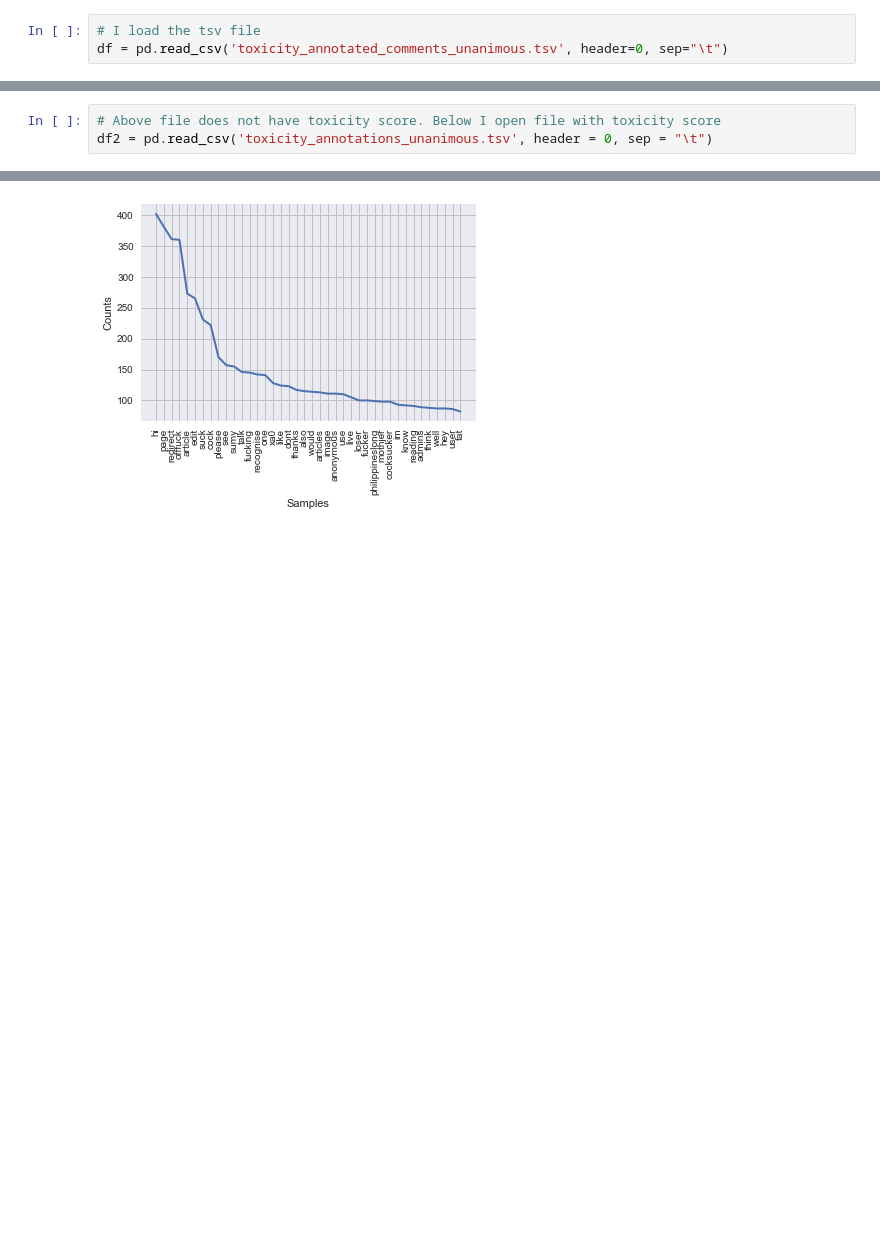
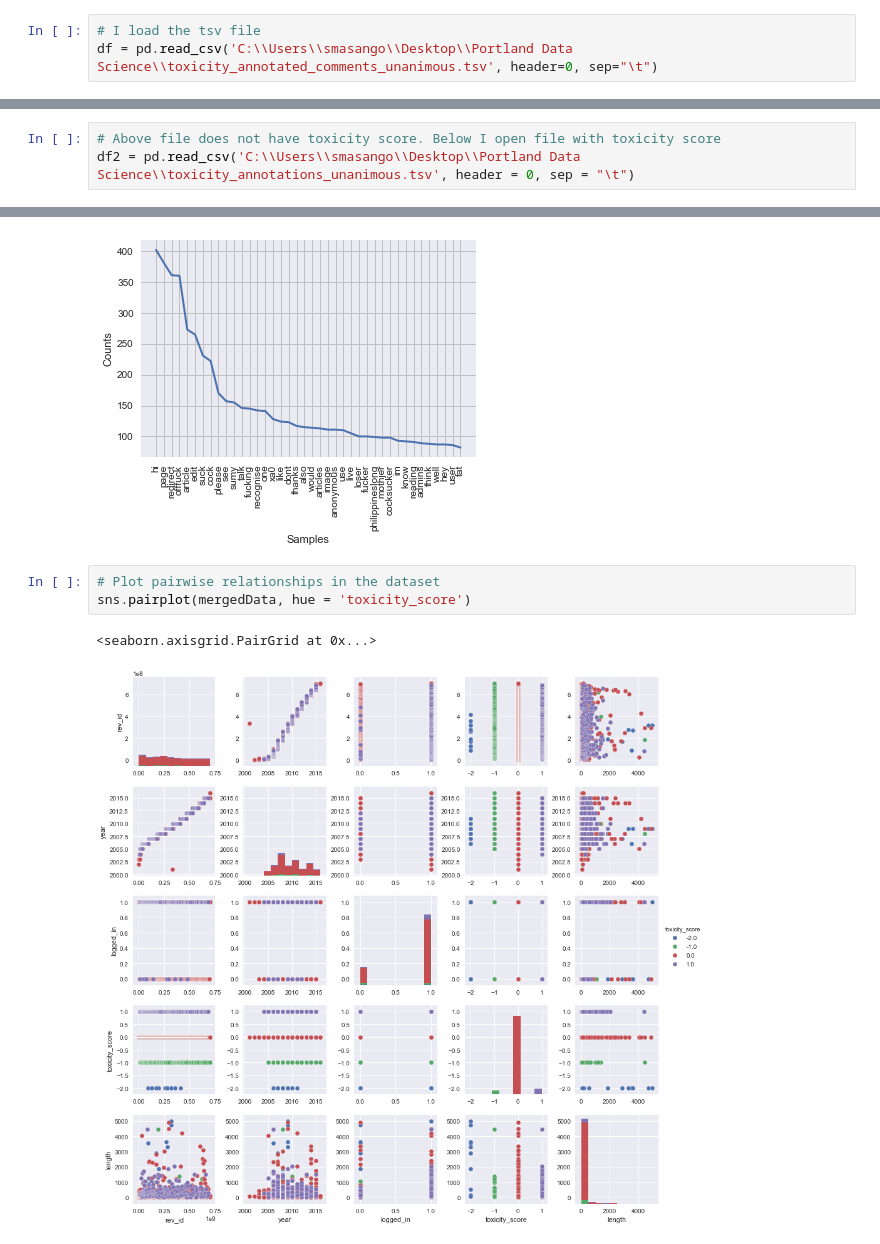
Before and after one commit to ngidingidi/Predicting_Toxicity_NLP_PDS, a Jupyter notebook: toxicity_analysis_pds.ipynb, the cells around one changed output, grey strips where cells are left out. Drawn from its saved outputs; the diff is of its cells as text; blank space fills up the shorter version.

```diff
--- a/toxicity_analysis_pds.ipynb
+++ b/toxicity_analysis_pds.ipynb
@@ -5,7 +5,7 @@ import pandas as pd
 import numpy as np
 # %%
 # I load the tsv file
-df = pd.read_csv('toxicity_annotated_comments_unanimous.tsv', header=0, sep="\t")
+df = pd.read_csv('C:\\Users\\smasango\\Desktop\\Portland Data Science\\toxicity_annotated_comments_unanimous.tsv', header=0, sep="\t")
 # %%
 # display the first few rows
 df.tail()
@@ -35,7 +35,7 @@ df.head()
 | 4 | 1433843.0 | :I replied on . | 2003 | True | user | random | train |
 # %%
 # Above file does not have toxicity score. Below I open file with toxicity score
-df2 = pd.read_csv('toxicity_annotations_unanimous.tsv', header = 0, sep = "\t")
+df2 = pd.read_csv('C:\\Users\\smasango\\Desktop\\Portland Data Science\\toxicity_annotations_unanimous.tsv', header = 0, sep = "\t")
 # %%
 df2.head(11)
 # %% [output]
@@ -321,3 +321,9 @@ freqdist1 = nltk.FreqDist(words_ns)
 freqdist1.plot(40)
 # %% [output]
 [figure]
+# %%
+# Plot pairwise relationships in the dataset
+sns.pairplot(mergedData, hue = 'toxicity_score')
+# %% [output]
+<seaborn.axisgrid.PairGrid at 0x...>
+[figure, added]
```
Also changed, not shown: parts of 12 cells of this notebook.
